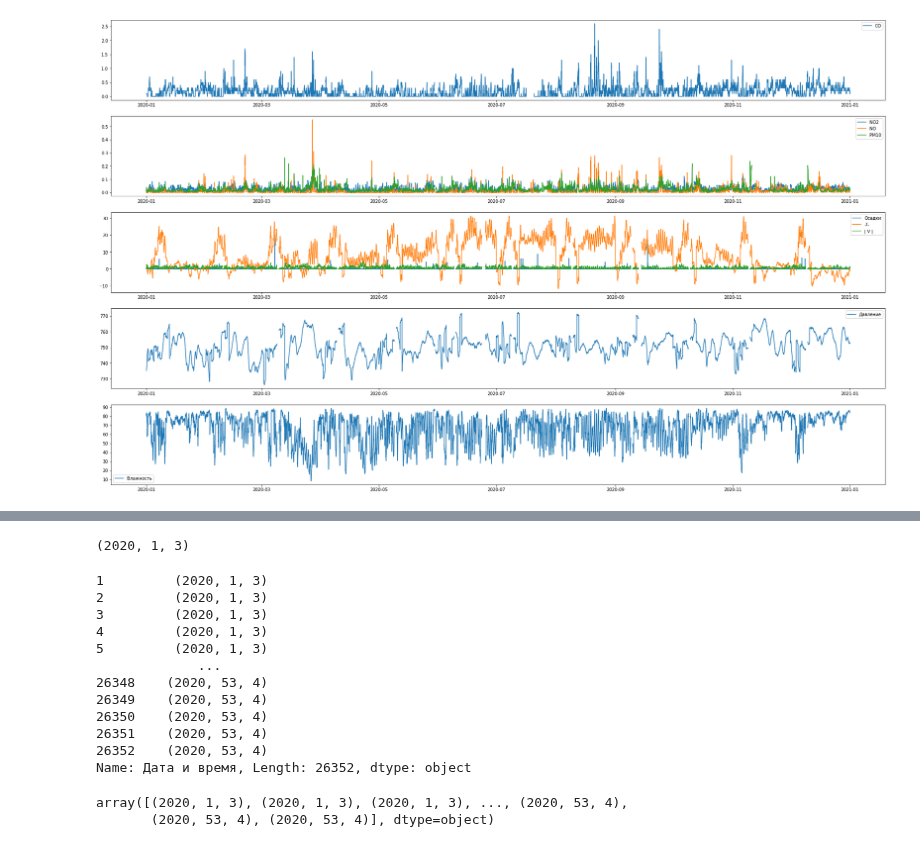
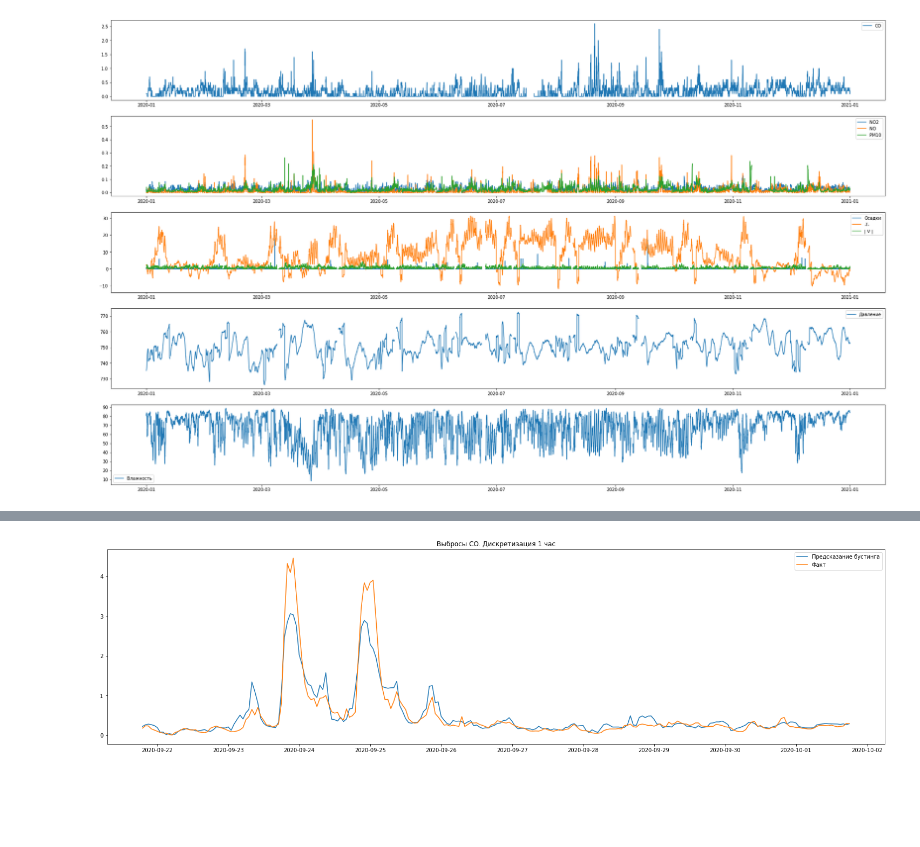
Before and after one commit to vprud/air_tracer, a Jupyter notebook: notes/02_predict.ipynb, the cells around one changed output, grey strips where cells are left out. Saved outputs shown, nothing was run; the diff lists cells and outputs as text; code cells hidden in the pictures; blank space fills up the shorter version.

```diff
--- a/notes/02_predict.ipynb
+++ b/notes/02_predict.ipynb
@@ -161,6 +109,0 @@ data = data.fillna(0)
-# %%
-X_train = data[:SPLIT_DT].drop([T_VAL], axis = 1)
-y_train = data.loc[:SPLIT_DT, T_VAL]
-
-X_test = data[SPLIT_DT:].drop([T_VAL], axis = 1)
-y_test = data.loc[SPLIT_DT:, T_VAL]
@@ -238,24 +173,19 @@ Comparison of Timestamp with datetime.date is deprecated in order to match the s
-# %%
-pd.Timestamp.isocalendar(datasets[key]['Дата и время'].to_list()[0])
-# %% [output]
-(2020, 1, 3)
-# %%
-datasets[key]['Дата и время'].apply(pd.Timestamp.isocalendar)
-# %% [output]
-1         (2020, 1, 3)
-2         (2020, 1, 3)
-3         (2020, 1, 3)
-4         (2020, 1, 3)
-5         (2020, 1, 3)
-             ...
-26348    (2020, 53, 4)
-26349    (2020, 53, 4)
-26350    (2020, 53, 4)
-26351    (2020, 53, 4)
-26352    (2020, 53, 4)
-Name: Дата и время, Length: 26352, dtype: object
-# %%
-week
-# %% [output]
-array([(2020, 1, 3), (2020, 1, 3), (2020, 1, 3), ..., (2020, 53, 4),
-       (2020, 53, 4), (2020, 53, 4)], dtype=object)
+# %%
+target = 'CO'
+post_name = 'Пролетарский'
+
+pred = results[post_name]['preds'][target]
+real = results[post_name]['reals'][target]
+# %%
+mask_check = (y_train.index >= '2020-09-21 19:00:00') & (y_train.index < '2020-10-01 19:00:00')
+# %%
+fig, ax = plt.subplots(1)
+
+ax.plot(real.index[mask_check == True], np.abs(pred[mask_check == True]))
+ax.plot(real.index[mask_check == True], real.values[mask_check == True])
+ax.legend(['Предсказание бустинга', 'Факт'])
+ax.set_title('Выбросы {}. Дискретизация 1 час'.format(target))
+
+set_size(20,5)
+# %% [output]
+[figure, added]
```
Also changed, not shown: parts of 20 cells of this notebook, 7 other files.
